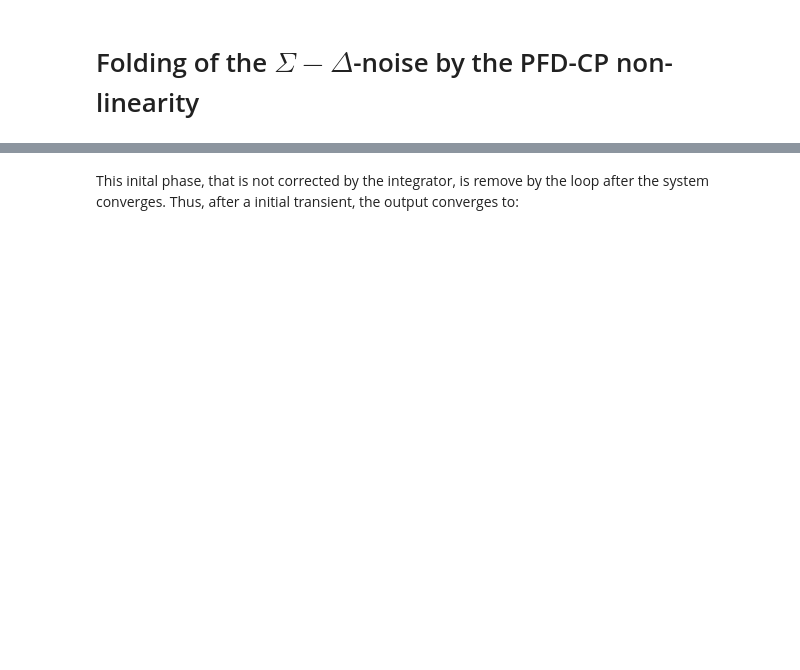
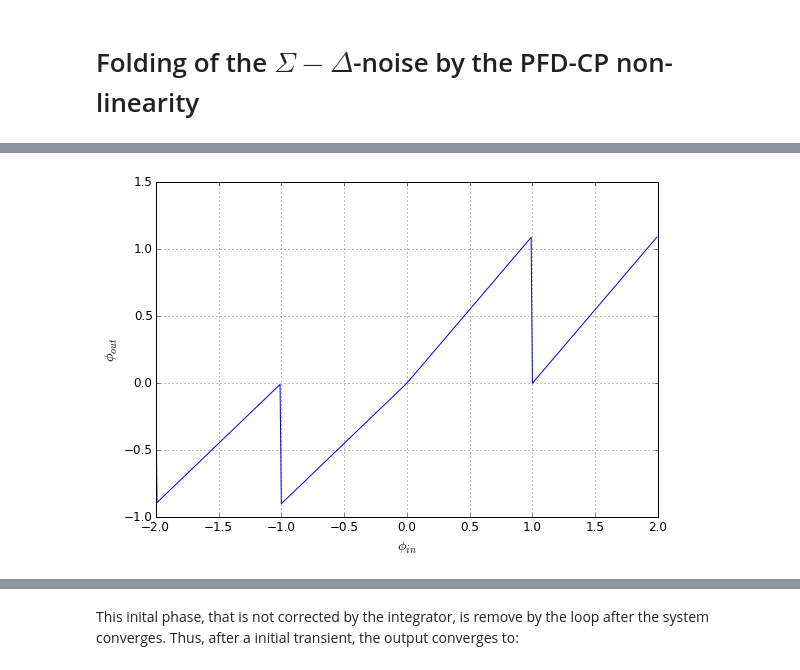
Before and after one commit to ivan33609/plldesigner, a Jupyter notebook: notebooks/Linearity.ipynb, the cells around one changed output, grey strips where cells are left out. Cells and saved outputs as stored; diff of their text form; code cells hidden in the pictures; blank space fills up the shorter version.

```diff
--- a/notebooks/Linearity.ipynb
+++ b/notebooks/Linearity.ipynb
@@ -82,0 +83,7 @@ plt.ylabel('$\phi_{out}$')
+# %%
+phi_error = np.arange(-2,2,0.01)
+plt.xlabel('$\phi_{in}$')
+plt.ylabel('$\phi_{out}$')
+ax = plt.plot(phi_error,g_miss(phi_error))
+# %% [output]
+[figure, added]
```
Also changed, not shown: parts of 19 cells of this notebook.
